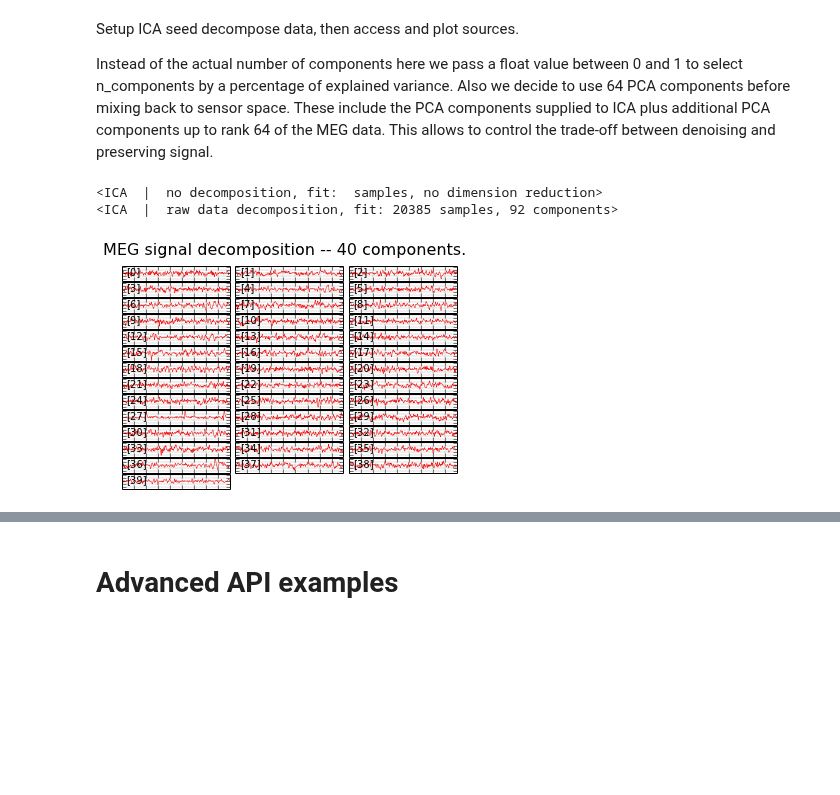
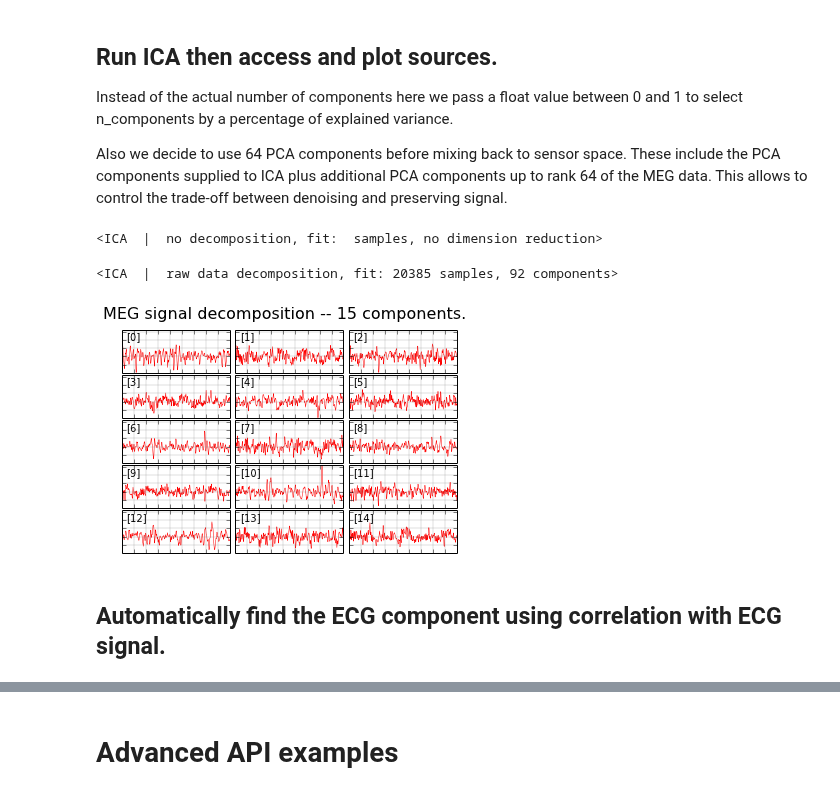
Before and after one commit to mne-tools/mne-python-notebooks, a Jupyter notebook: 2-MNE_preprocessing_with_ica.ipynb, the cells around one changed output, grey strips where cells are left out. Drawn from its saved outputs; the diff is of its cells as text; code cells hidden in the pictures; blank space fills up the shorter version.

```diff
--- a/2-MNE_preprocessing_with_ica.ipynb
+++ b/2-MNE_preprocessing_with_ica.ipynb
@@ -40,19 +40,26 @@ raw.filter(1, 45, n_jobs=2)
 picks = mne.fiff.pick_types(raw.info, meg=True, eeg=False, eog=False,
                             stim=False, exclude='bads')
 # %% [markdown]
-Setup ICA seed decompose data, then access and plot sources.
+## Run ICA then access and plot sources.
 
 Instead of the actual number of components here we pass a float value
 between 0 and 1 to select n_components by a percentage of
-explained variance. Also we decide to use 64 PCA components before mixing
+explained variance.
+
+Also we decide to use 64 PCA components before mixing
 back to sensor space. These include the PCA components supplied to ICA plus
 additional PCA components up to rank 64 of the MEG data.
 This allows to control the trade-off between denoising and preserving signal.
+# %%
+ica = ICA(n_components=0.90, n_pca_components=None, max_pca_components=None,
+          noise_cov=None, random_state=0)
+print ica
+# %% [output]
+<ICA  |  no decomposition, fit:  samples, no dimension reduction>
 # %%
-ica = ICA(n_components=0.90, n_pca_components=None, max_pca_components=None,
-          noise_cov=None, random_state=0)
-print ica
 start, stop = None, None
+
+# Set high rejection parameters to avoid computing ICA on too artifacts segments
 reject = dict(mag=4e-12, grad=4000e-13)
 
 # decompose sources for raw data
@@ -60,17 +67,18 @@ ica.decompose_raw(raw, start=start, stop=stop, picks=picks,
                   decim=2, reject=reject)
 print ica
 # %% [output]
-<ICA  |  no decomposition, fit:  samples, no dimension reduction>
 <ICA  |  raw data decomposition, fit: 20385 samples, 92 components>
 # %%
 sources = ica.get_sources_raw(raw, start=start, stop=stop)
 # %%
 # setup reasonable time window for inspection
 start_plot, stop_plot = raw.time_as_index([100, 103])
 
 # plot components
 # put semicolon at line end to avoid double figures (IPython Notebook directive)
-ica.plot_sources_raw(raw, order=range(40), start=start_plot, stop=stop_plot);
+ica.plot_sources_raw(raw, order=range(15), start=start_plot, stop=stop_plot);
 # %% [output]
-[figure, old version]
+[figure, new version]
+# %% [markdown]
+## Automatically find the ECG component using correlation with ECG signal.
 # %%
```
Also changed, not shown: parts of 22 cells of this notebook, 1 other file.
